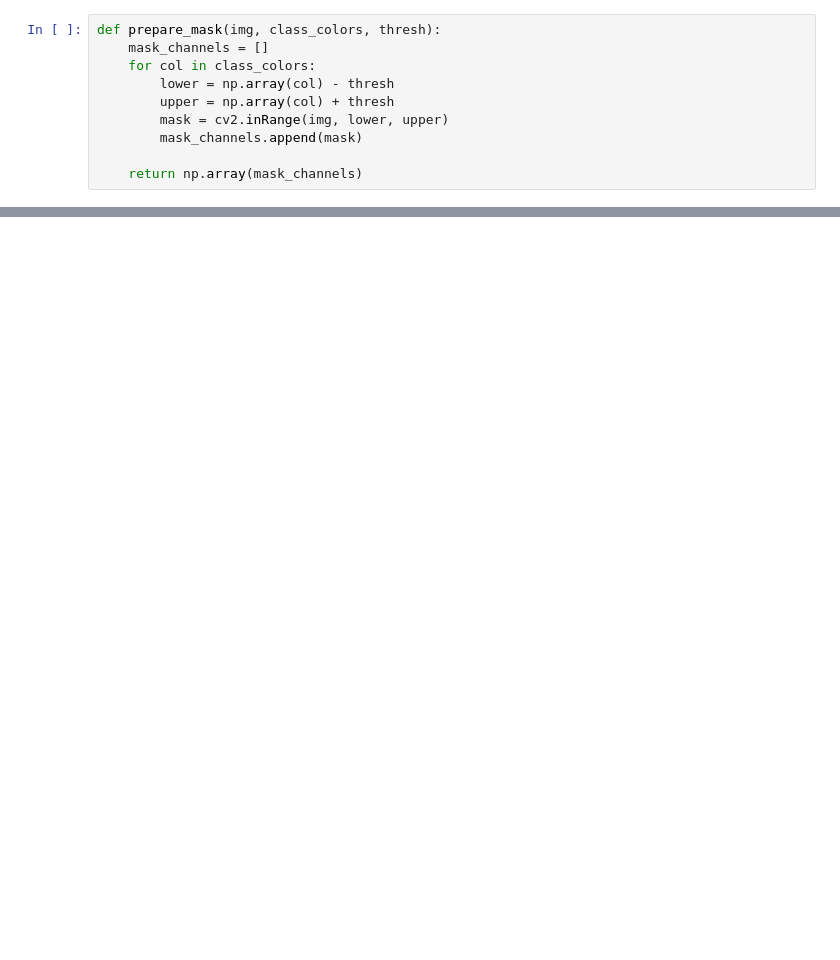
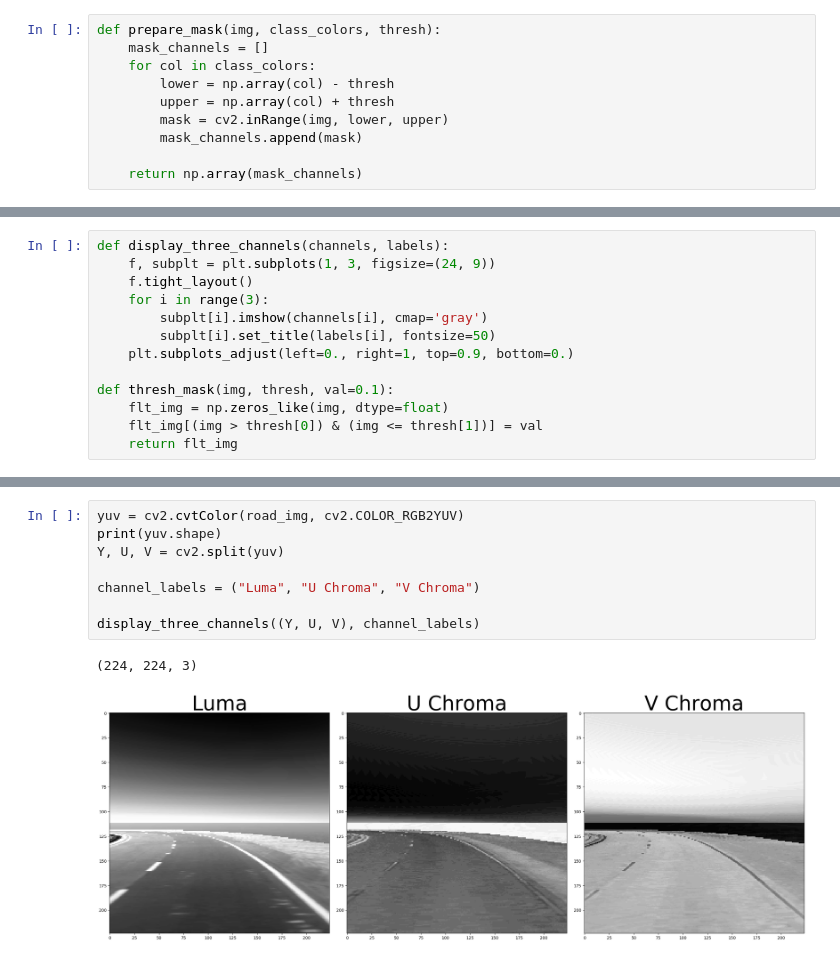
Before and after one commit to leedaga/KerasSemSeg, a Jupyter notebook: Tuning_Mask.ipynb, the cells around one changed output, grey strips where cells are left out. Saved outputs shown, nothing was run; the diff lists cells and outputs as text; blank space fills up the shorter version.

```diff
--- a/Tuning_Mask.ipynb
+++ b/Tuning_Mask.ipynb
@@ -47,0 +58,13 @@ plt.show()
+# %%
+def display_three_channels(channels, labels):
+    f, subplt = plt.subplots(1, 3, figsize=(24, 9))
+    f.tight_layout()
+    for i in range(3):
+        subplt[i].imshow(channels[i], cmap='gray')
+        subplt[i].set_title(labels[i], fontsize=50)
+    plt.subplots_adjust(left=0., right=1, top=0.9, bottom=0.)
+
+def thresh_mask(img, thresh, val=0.1):
+    flt_img = np.zeros_like(img, dtype=float)
+    flt_img[(img > thresh[0]) & (img <= thresh[1])] = val
+    return flt_img
@@ -47,0 +79,11 @@ plt.show()
+# %%
+yuv = cv2.cvtColor(road_img, cv2.COLOR_RGB2YUV)
+print(yuv.shape)
+Y, U, V = cv2.split(yuv)
+
+channel_labels = ("Luma", "U Chroma", "V Chroma")
+
+display_three_channels((Y, U, V), channel_labels)
+# %% [output]
+(224, 224, 3)
+[figure, added]
```
Also changed, not shown: parts of 5 cells of this notebook, 11 other files.
